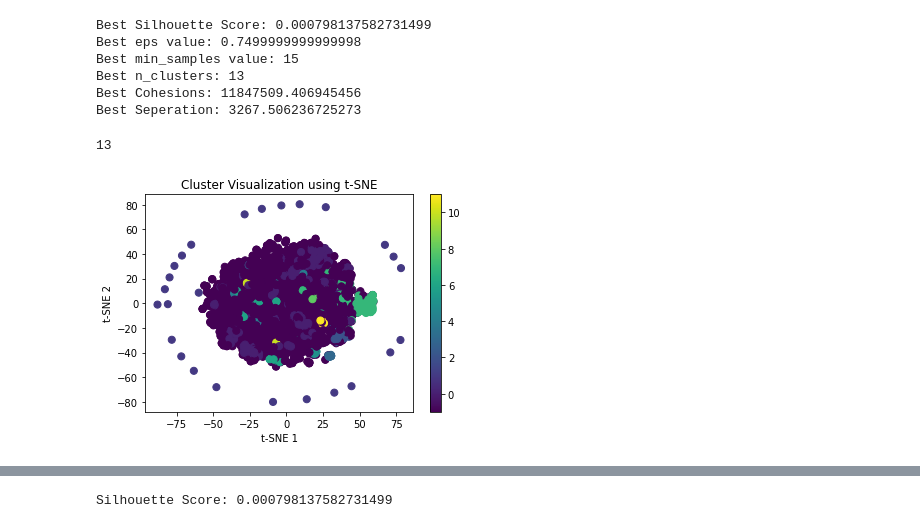
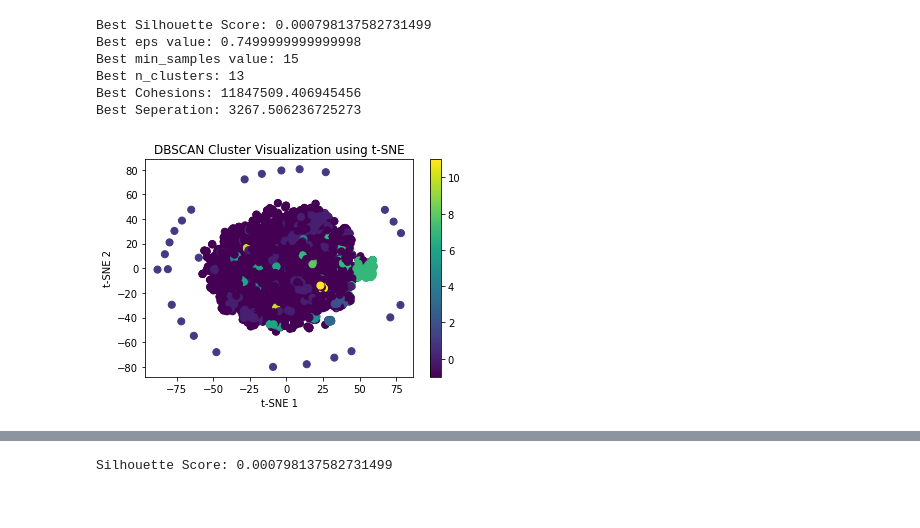
Before and after one commit to kyleronc/TweetClustering, a Jupyter notebook: Code/Code.ipynb, the cells around one changed output, grey strips where cells are left out. Cells and saved outputs as stored; diff of their text form; code cells hidden in the pictures.

```diff
--- a/Code/Code.ipynb
+++ b/Code/Code.ipynb
@@ -265,8 +297,2 @@ n_clusters = len(np.unique(clusters))
-# %%
-cluster_labels = dbscan.labels_
-cluster_labels
-len(set(cluster_labels))
-# %% [output]
-13
 # %%
 clusters = dbscan.fit_predict(1-jaccard_similarities)
@@ -279,14 +299,18 @@ dense_binary_matrix = binary_matrix.toarray()
 # %%
+from sklearn.manifold import TSNE
+# Assuming 'features' is already created
+
+binary_matrix = (features > 0).astype(int)
 dense_binary_matrix = binary_matrix.toarray()
 
 tsne = TSNE(n_components=2, metric='cosine', random_state=42, init='random')
 reduced_data = tsne.fit_transform(dense_binary_matrix)
 
-plt.scatter(reduced_data[:, 0], reduced_data[:, 1], c=cluster_labels, cmap='viridis', marker='o', s=50)
+plt.scatter(reduced_data[:, 0], reduced_data[:, 1], c=clusters, cmap='viridis', marker='o', s=50)
 plt.xlabel('t-SNE 1')
 plt.ylabel('t-SNE 2')
-plt.title('Cluster Visualization using t-SNE')
+plt.title('DBSCAN Cluster Visualization using t-SNE')
 plt.colorbar()
 plt.show()
 # %% [output]
-[figure, old version]
+[figure, new version]
```
Also changed, not shown: parts of 33 cells of this notebook, 1 other file.
